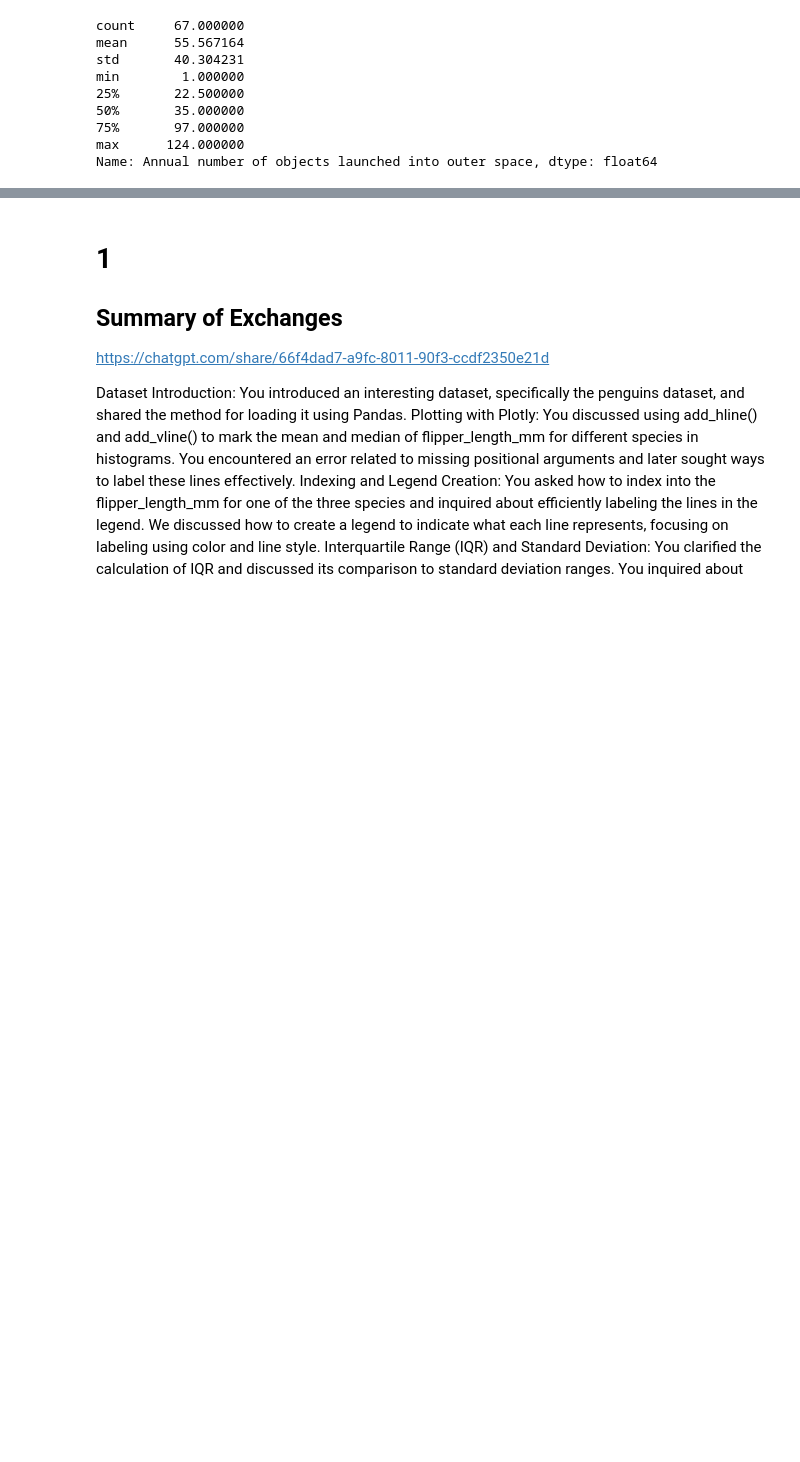
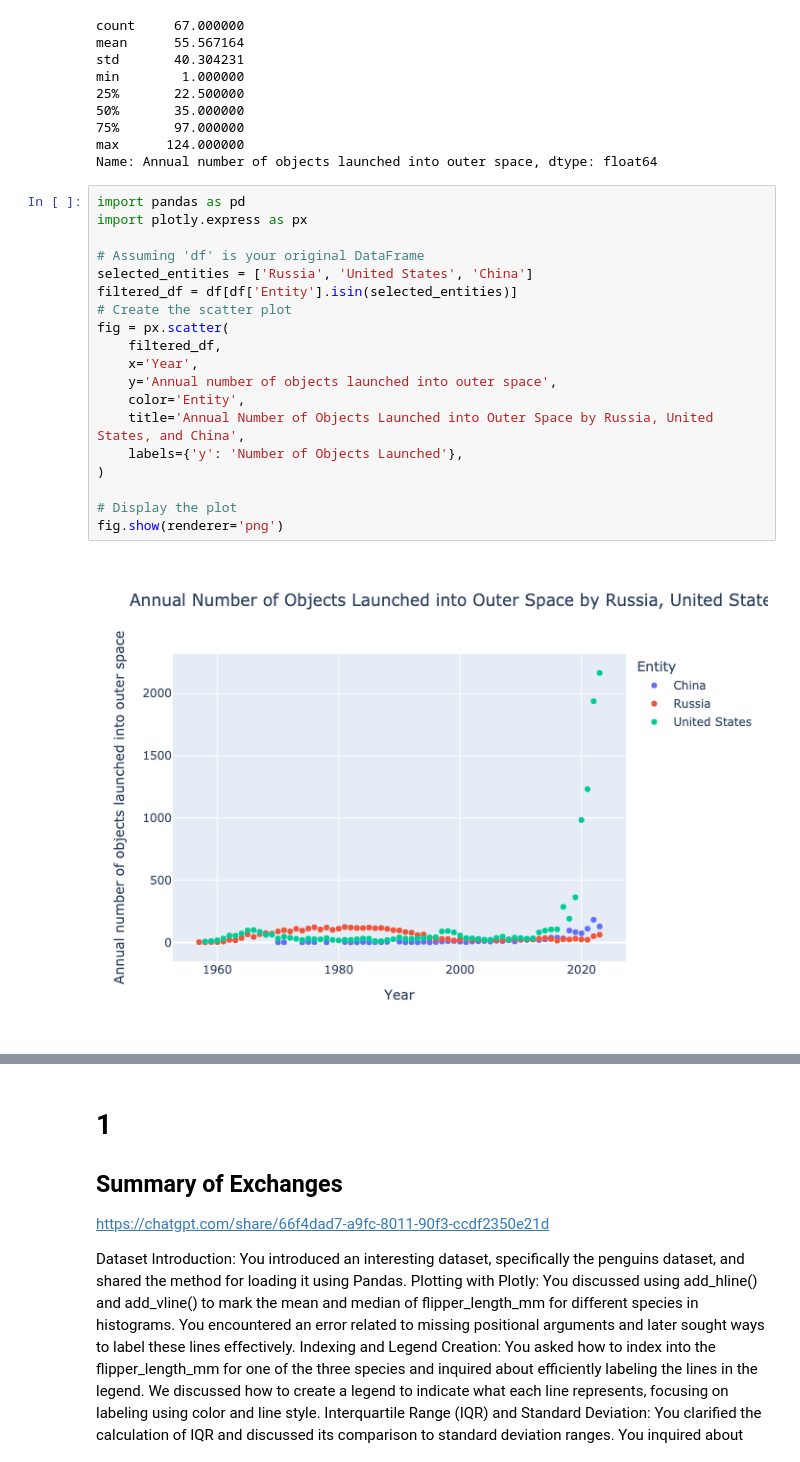
Before and after one commit to LucaPiccone/sta130, a Jupyter notebook: HW/HW_03.ipynb, the cells around one changed output, grey strips where cells are left out. Cells and saved outputs as stored; diff of their text form; blank space fills up the shorter version.

```diff
--- a/HW/HW_03.ipynb
+++ b/HW/HW_03.ipynb
@@ -866,3 +866,24 @@ min        1.000000
 75%       97.000000
 max      124.000000
 Name: Annual number of objects launched into outer space, dtype: float64
+# %%
+import pandas as pd
+import plotly.express as px
+
+# Assuming 'df' is your original DataFrame
+selected_entities = ['Russia', 'United States', 'China']
+filtered_df = df[df['Entity'].isin(selected_entities)]
+# Create the scatter plot
+fig = px.scatter(
+    filtered_df,
+    x='Year',
+    y='Annual number of objects launched into outer space',
+    color='Entity',
+    title='Annual Number of Objects Launched into Outer Space by Russia, United States, and China',
+    labels={'y': 'Number of Objects Launched'},
+)
+
+# Display the plot
+fig.show(renderer='png')
+# %% [output]
+[figure, added]
```
Also changed, not shown: parts of 4 cells of this notebook, 1 other file.
